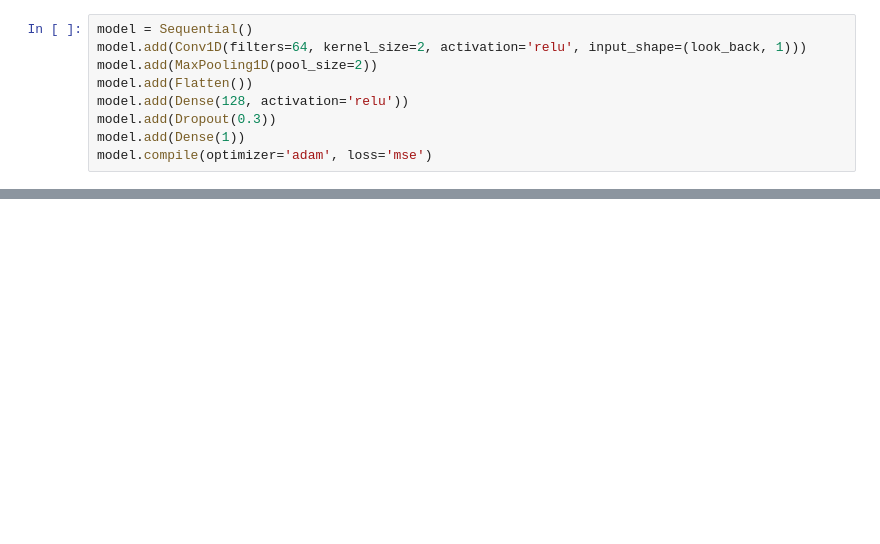
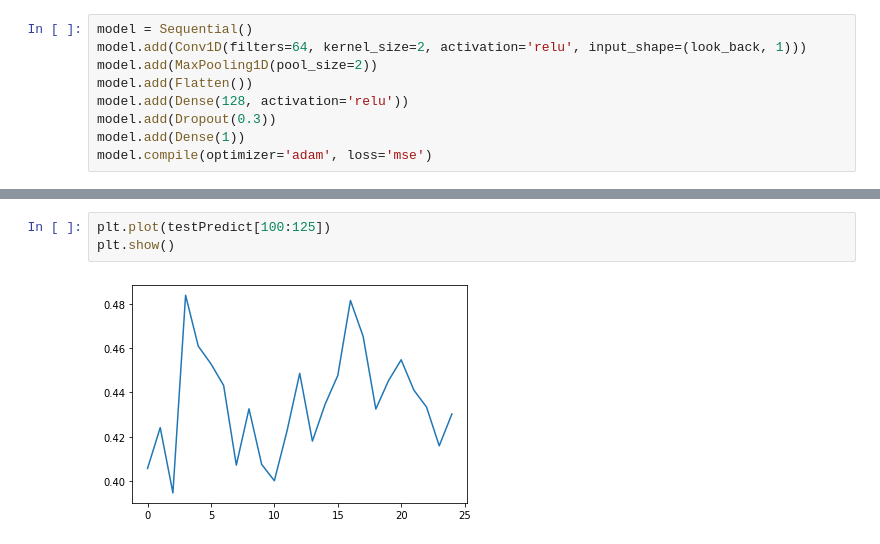
Before and after one commit to SHAKILEASH/Time_series_forecast, a Jupyter notebook: cnn_model.ipynb, the cells around one changed output, grey strips where cells are left out. Cells and saved outputs as stored; diff of their text form; blank space fills up the shorter version.

```diff
--- a/cnn_model.ipynb
+++ b/cnn_model.ipynb
@@ -151,0 +169,5 @@ plt.show()
+# %%
+plt.plot(testPredict[100:125])
+plt.show()
+# %% [output]
+[figure, added]
```
Also changed, not shown: parts of 16 cells of this notebook.
